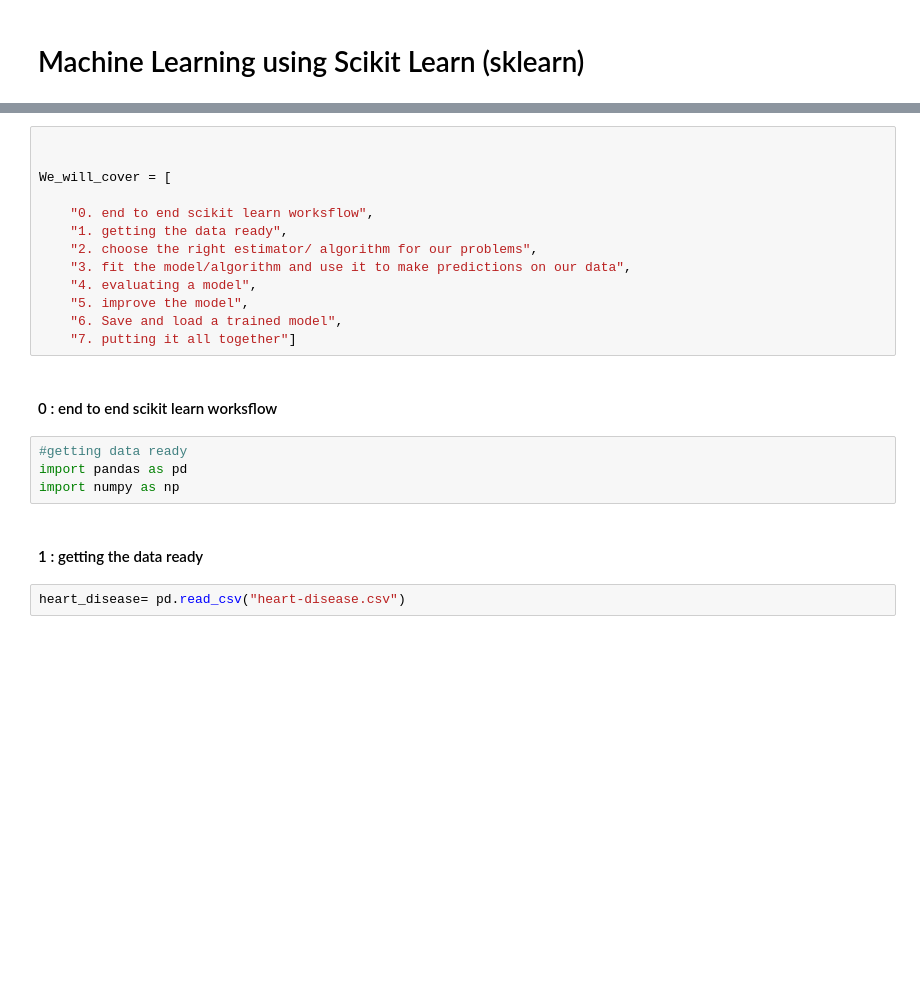
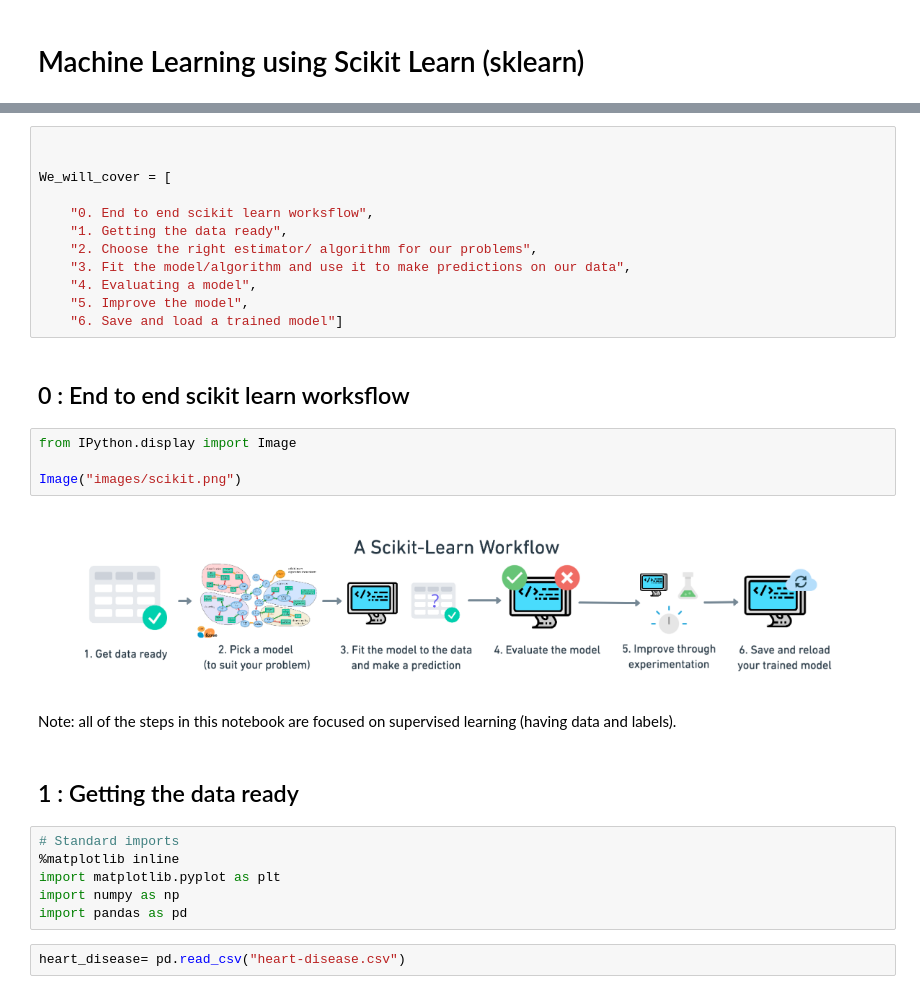
Before and after one commit to ShumB1992/Machine-Learning-using-Scikit-learn, a Jupyter notebook: Machine Learning using Scikit.ipynb, the cells around one changed output, grey strips where cells are left out. Saved outputs shown, nothing was run; the diff lists cells and outputs as text; blank space fills up the shorter version.

```diff
--- a/Machine Learning using Scikit.ipynb
+++ b/Machine Learning using Scikit.ipynb
@@ -7,22 +15,31 @@ This notebook demonstrates some of the most useful functions of the scikit-learn
 
 We_will_cover = [
 
-    "0. end to end scikit learn worksflow",
-    "1. getting the data ready",
-    "2. choose the right estimator/ algorithm for our problems",
-    "3. fit the model/algorithm and use it to make predictions on our data",
-    "4. evaluating a model",
-    "5. improve the model",
-    "6. Save and load a trained model",
-    "7. putting it all together"]
+    "0. End to end scikit learn worksflow",
+    "1. Getting the data ready",
+    "2. Choose the right estimator/ algorithm for our problems",
+    "3. Fit the model/algorithm and use it to make predictions on our data",
+    "4. Evaluating a model",
+    "5. Improve the model",
+    "6. Save and load a trained model"]
 # %% [markdown]
-#### 0 : end to end scikit learn worksflow
+## 0 : End to end scikit learn worksflow
-# %%
-#getting data ready
-import pandas as pd
-import numpy as np
+# %%
+from IPython.display import Image
+
+Image("images/scikit.png")
+# %% [output]
+[figure, added]
+# %% [markdown]
+Note: all of the steps in this notebook are focused on supervised learning (having data and labels).
 # %% [markdown]
-#### 1 : getting the data ready
+## 1 : Getting the data ready
+# %%
+# Standard imports
+%matplotlib inline
+import matplotlib.pyplot as plt
+import numpy as np
+import pandas as pd
 # %%
 heart_disease= pd.read_csv("heart-disease.csv")
 # %%
```
Also changed, not shown: parts of 242 cells of this notebook.
